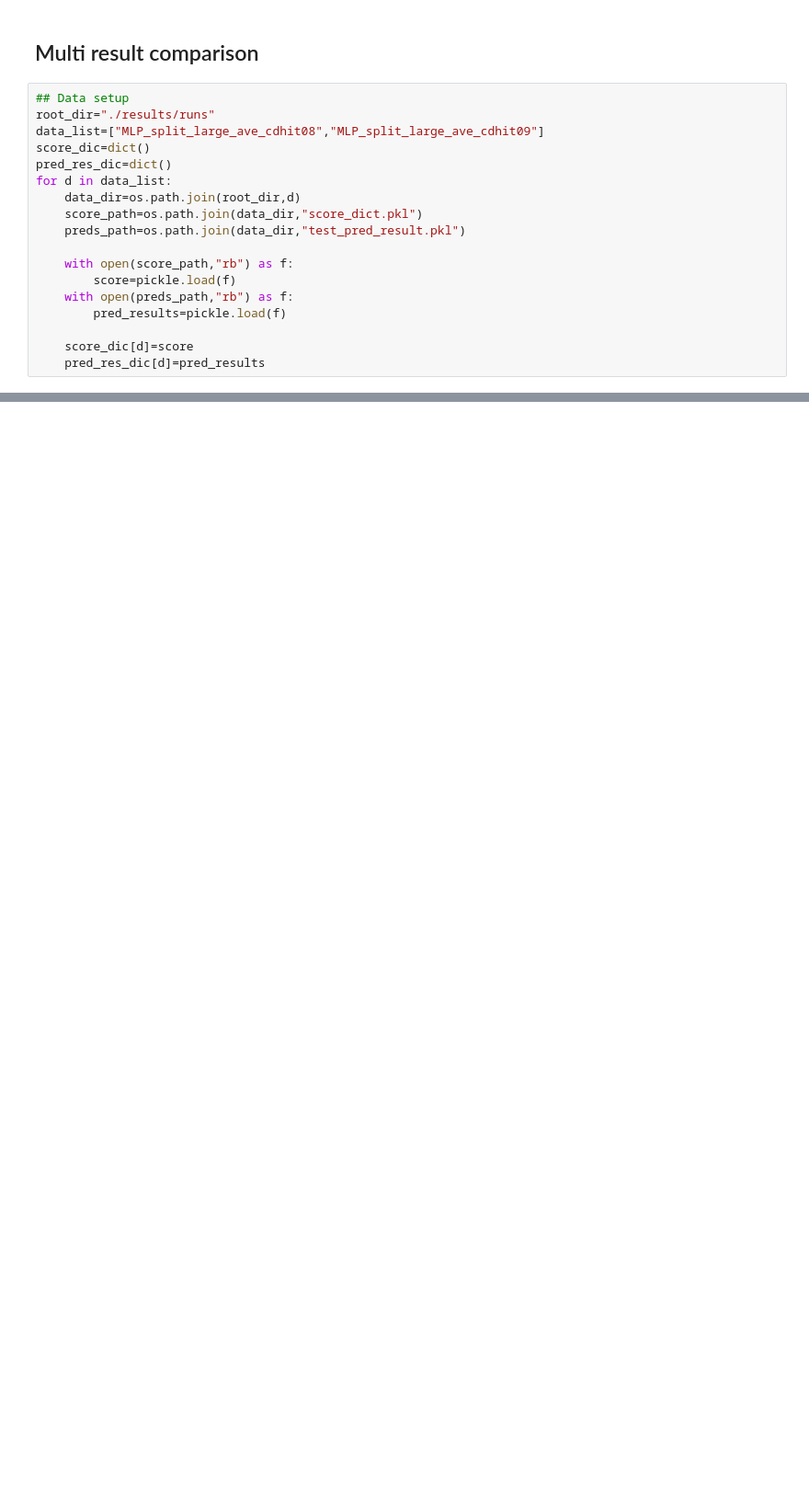
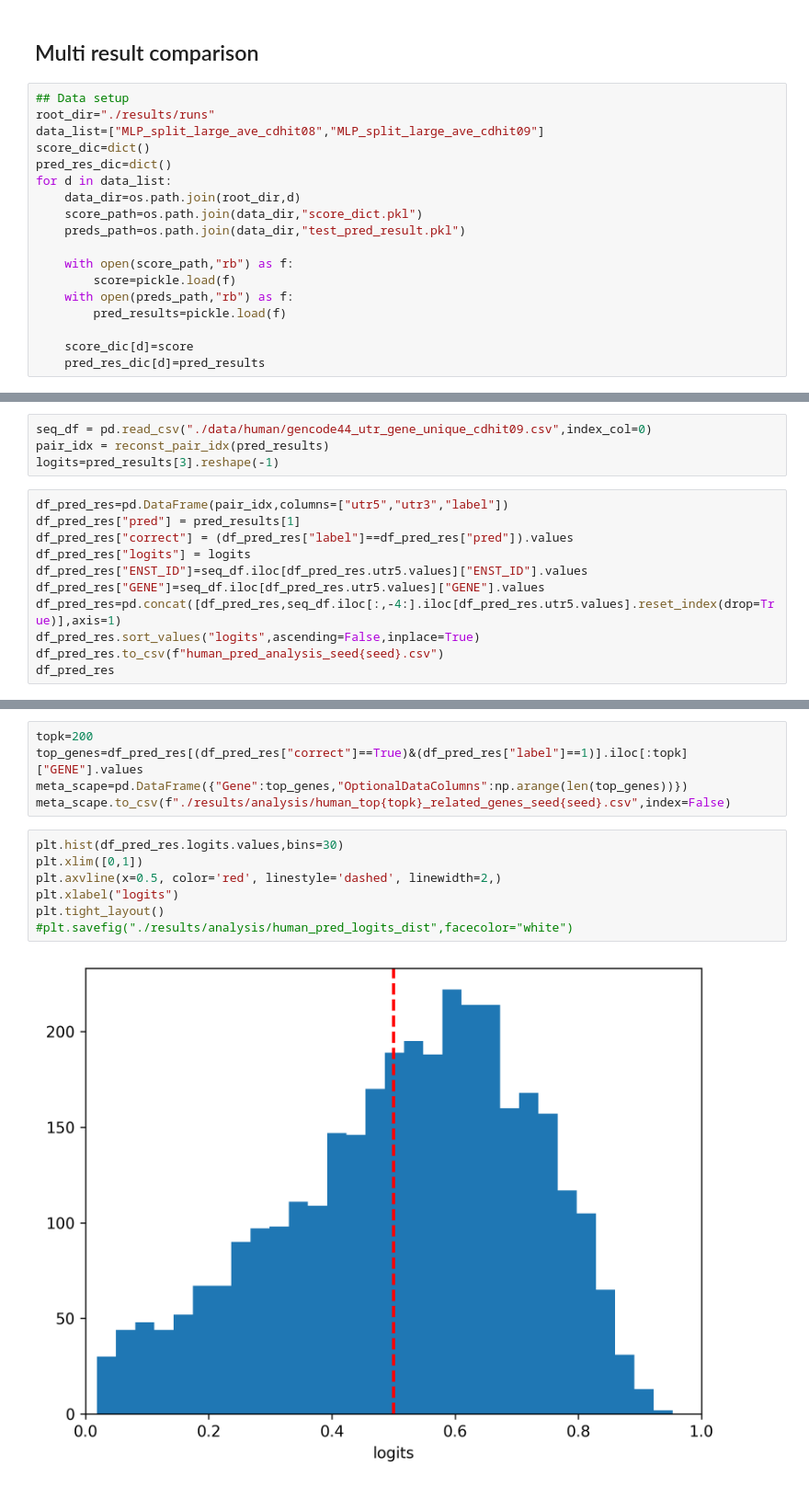
Before and after one commit to hmdlab/utr_pairpred, a Jupyter notebook: pred_analysis.ipynb, the cells around one changed output, grey strips where cells are left out. Shown at 92% size. Drawn from its saved outputs; the diff is of its cells as text; blank space fills up the shorter version.

```diff
--- a/pred_analysis.ipynb
+++ b/pred_analysis.ipynb
@@ -77,0 +113,15 @@ for (s_k,s_v),(p_k,p_v)in zip(score_dic.items(),pred_res_dic.items()):
+# %%
+seq_df = pd.read_csv("./data/human/gencode44_utr_gene_unique_cdhit09.csv",index_col=0)
+pair_idx = reconst_pair_idx(pred_results)
+logits=pred_results[3].reshape(-1)
+# %%
+df_pred_res=pd.DataFrame(pair_idx,columns=["utr5","utr3","label"])
+df_pred_res["pred"] = pred_results[1]
+df_pred_res["correct"] = (df_pred_res["label"]==df_pred_res["pred"]).values
+df_pred_res["logits"] = logits
+df_pred_res["ENST_ID"]=seq_df.iloc[df_pred_res.utr5.values]["ENST_ID"].values
+df_pred_res["GENE"]=seq_df.iloc[df_pred_res.utr5.values]["GENE"].values
+df_pred_res=pd.concat([df_pred_res,seq_df.iloc[:,-4:].iloc[df_pred_res.utr5.values].reset_index(drop=True)],axis=1)
+df_pred_res.sort_values("logits",ascending=False,inplace=True)
+df_pred_res.to_csv(f"human_pred_analysis_seed{seed}.csv")
+df_pred_res
@@ -77,0 +142,14 @@ for (s_k,s_v),(p_k,p_v)in zip(score_dic.items(),pred_res_dic.items()):
+# %%
+topk=200
+top_genes=df_pred_res[(df_pred_res["correct"]==True)&(df_pred_res["label"]==1)].iloc[:topk]["GENE"].values
+meta_scape=pd.DataFrame({"Gene":top_genes,"OptionalDataColumns":np.arange(len(top_genes))})
+meta_scape.to_csv(f"./results/analysis/human_top{topk}_related_genes_seed{seed}.csv",index=False)
+# %%
+plt.hist(df_pred_res.logits.values,bins=30)
+plt.xlim([0,1])
+plt.axvline(x=0.5, color='red', linestyle='dashed', linewidth=2,)
+plt.xlabel("logits")
+plt.tight_layout()
+#plt.savefig("./results/analysis/human_pred_logits_dist",facecolor="white")
+# %% [output]
+[figure, added]
```
Also changed, not shown: parts of 9 cells of this notebook, 5 other files.
